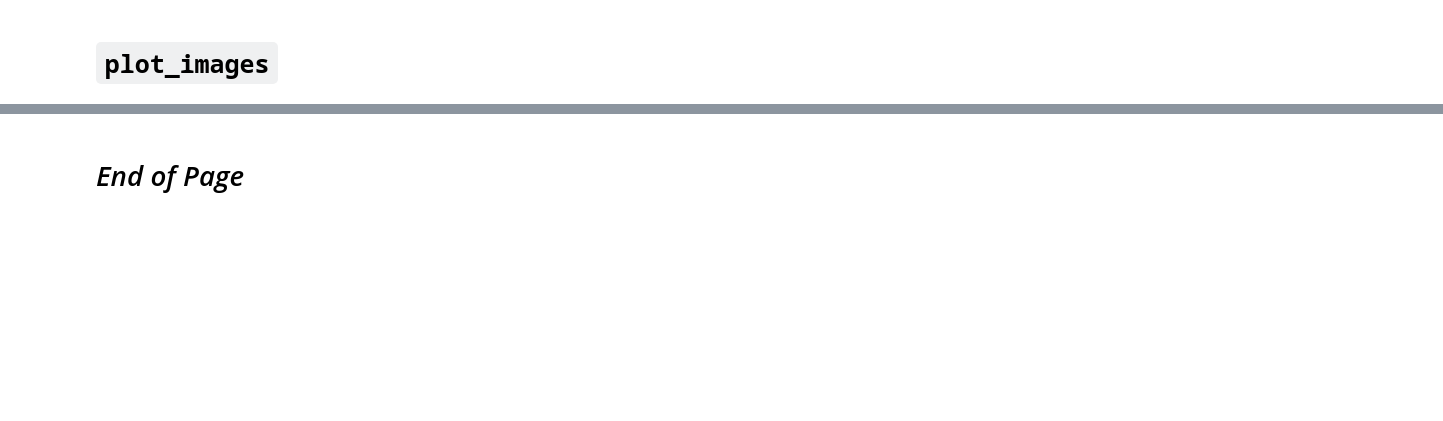
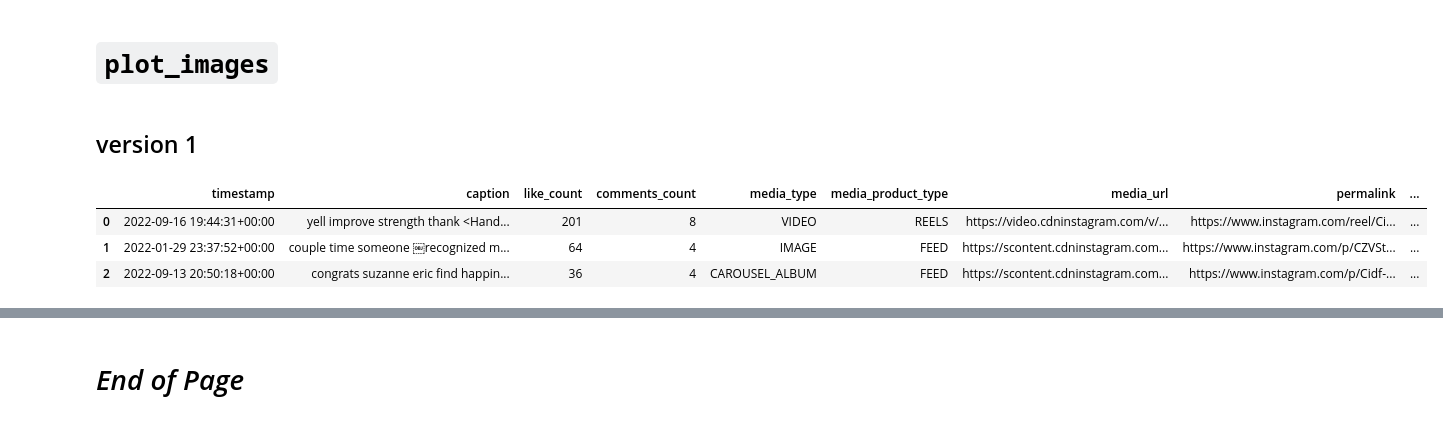
Before and after one commit to silvhua/online-PT-business-KPI, a Jupyter notebook: notebooks/2023-02-21 Instagram images dashboard.ipynb, the cells around one changed output, grey strips where cells are left out. Drawn from its saved outputs; the diff is of its cells as text; code cells hidden in the pictures; blank space fills up the shorter version.

```diff
--- a/notebooks/2023-02-21 Instagram images dashboard.ipynb
+++ b/notebooks/2023-02-21 Instagram images dashboard.ipynb
@@ -23,5 +85,7 @@ Time completed: 2023-02-20 14:22:02.840267
 # %% [markdown]
 # `plot_images`
+# %% [markdown]
+## version 1
 # %%
 def plot_images(df, n=6, top=True, max_columns=5, streamlit=False):
     """
@@ -31,12 +95,13 @@ def plot_images(df, n=6, top=True, max_columns=5, streamlit=False):
     ncols = n if n<max_columns else max_columns
     nrows = (n + ncols - 1) // ncols
     sort_by = ['like_count', 'comments_count', 'timestamp']
-    posts = df.sort_values(by=sort_by, ascending=False if top else True).head(n)
+    posts = df.sort_values(by=sort_by, ascending=False if top else True).head(n).copy()
     posts['thumbnail_url'].fillna(posts['media_url'], inplace=True)
     titles = tuple(posts['timestamp'].dt.strftime('%Y-%m-%d at %H:%M').values.tolist())
     fig = make_subplots(rows=nrows, cols=ncols, subplot_titles=titles)
-    for index, url in enumerate(posts['thumbnail_url']):
-        # print(index,':', url)
+    for index, (n_likes, n_comments, url) in enumerate(zip(
+            posts['like_count'], posts['comments_count'], posts['thumbnail_url'])
+        ):
         fig.add_layout_image(
             x=0, y=0,
             xanchor='center', yanchor='middle',
@@ -48,6 +113,20 @@ def plot_images(df, n=6, top=True, max_columns=5, streamlit=False):
             opacity=1.0,
             source=url
         )
+        fig.add_annotation(
+            xref="x domain",
+            yref="y domain",
+            x=0.5,
+            y=-.10,
+            text=f'{n_likes} likes, {n_comments} comments',
+            axref="x domain",
+            ayref="y",
+            ax=0.5,
+            ay=2,
+            arrowhead=2,
+            row=index // ncols + 1,
+            col=index % ncols + 1,
+        )
     fig.update_xaxes(range=[-0.5,0.5], showticklabels=False)
     fig.update_yaxes(range=[-0.5,0.5], showticklabels=False)
     fig.update_layout(plot_bgcolor="white")
@@ -55,6 +134,13 @@ def plot_images(df, n=6, top=True, max_columns=5, streamlit=False):
         st.plotly_chart(fig, use_container_width=True)
     else:
         fig.show()
-    return posts
+    return posts.reset_index(drop=True)
 
-posts = plot_images(df2022_processed, n=3, max_columns=3)
+posts = plot_images(df2022_processed, n=3, max_columns=5)
+# %%
+posts.head()
+# %% [output]
+|  | timestamp | caption | like_count | comments_count | media_type | media_product_type | media_url | permalink | ... |
+| 0 | 2022-09-16 19:44:31+00:00 | yell improve strength thank <Hand... | 201 | 8 | VIDEO | REELS | https://video.cdninstagram.com/v/... | https://www.instagram.com/reel/Ci... | ... |
+| 1 | 2022-01-29 23:37:52+00:00 | couple time someone ￼recognized m... | 64 | 4 | IMAGE | FEED | https://scontent.cdninstagram.com... | https://www.instagram.com/p/CZVSt... | ... |
+| 2 | 2022-09-13 20:50:18+00:00 | congrats suzanne eric find happin... | 36 | 4 | CAROUSEL_ALBUM | FEED | https://scontent.cdninstagram.com... | https://www.instagram.com/p/Cidf-... | ... |
```
Also changed, not shown: parts of 11 cells of this notebook, 1 other file.
